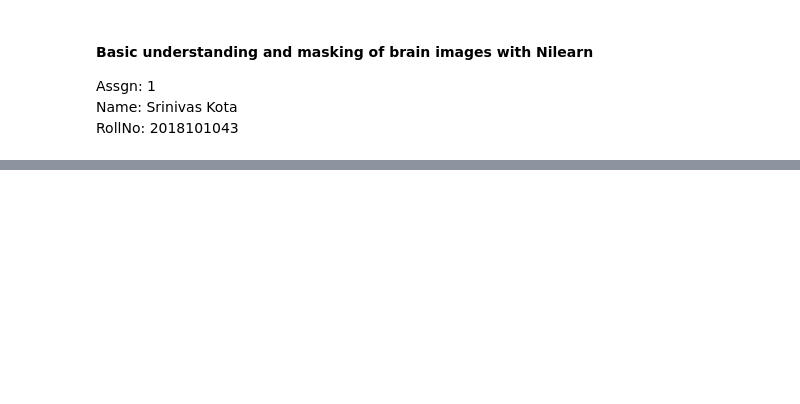
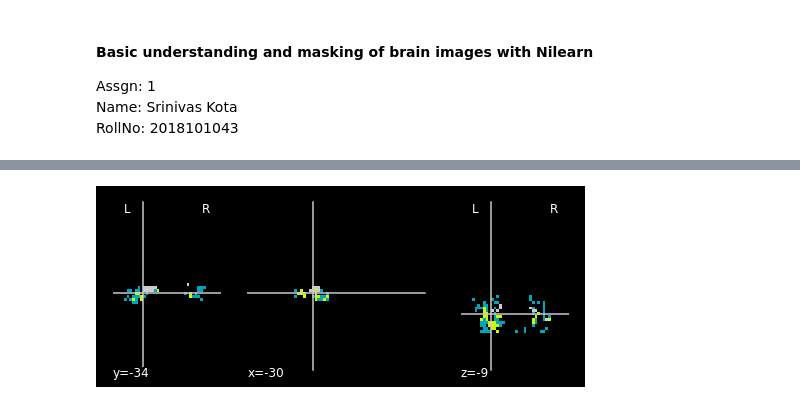
Before and after one commit to jessepinkman9900/neuroimage-processing, a Jupyter notebook: 2018101043.ipynb, the cells around one changed output, grey strips where cells are left out. Drawn from its saved outputs; the diff is of its cells as text; code cells hidden in the pictures; blank space fills up the shorter version.

```diff
--- a/2018101043.ipynb
+++ b/2018101043.ipynb
@@ -58,15 +70,23 @@ plotting.plot_roi(roi_img=mask_roi_image)
 # %%
 ### IMAGE MANIPULATION
+# %%
+mask4_image = image.load_img(img='./data/haxby2001/subj2/mask4_vt.nii.gz')
+mask8_face_image = image.load_img(img='./data/haxby2001/subj2/mask8_face_vt.nii.gz')
+mask8_house_image = image.load_img(img='./data/haxby2001/subj2/mask8_house_vt.nii.gz')
+mask8b_face_image = image.load_img(img='./data/haxby2001/subj2/mask8b_face_vt.nii.gz')
+mask8b_house_image = image.load_img(img='./data/haxby2001/subj2/mask8b_house_vt.nii.gz')
 # %%
 ### TODO 5: Specify functional image as input as it is 4D and we want to average in time
-nii_images = []
+nii_images = [mask4_image, mask8_face_image, mask8_house_image, mask8b_face_image ,mask8b_house_image]
 mean_functional_image = image.mean_img(imgs=nii_images)
 
 assert(mean_functional_image.shape == (40, 64, 64))
 # %%
 ### TODO 6: Visualize the mean image using `plotting.plot_epi`
-mean_epi_image = ''
+mean_epi_image = mean_functional_image
 plotting.plot_epi(epi_img=mean_epi_image)
 plotting.show()
+# %% [output]
+[figure, added]
 # %%
 ### TODO 7: Specify the mean functional image
```
Also changed, not shown: parts of 12 cells of this notebook.
